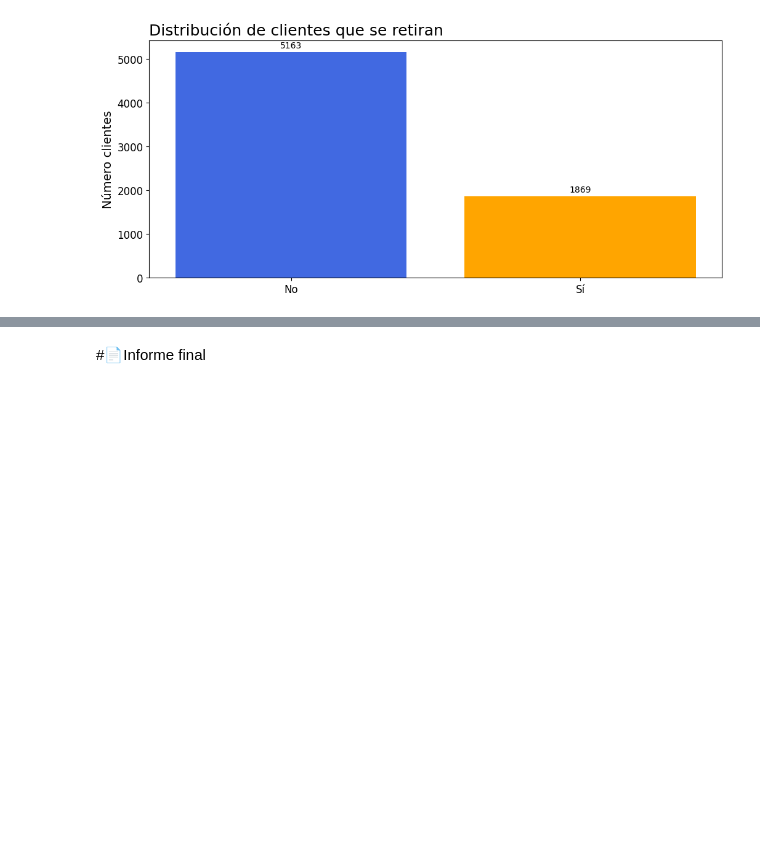
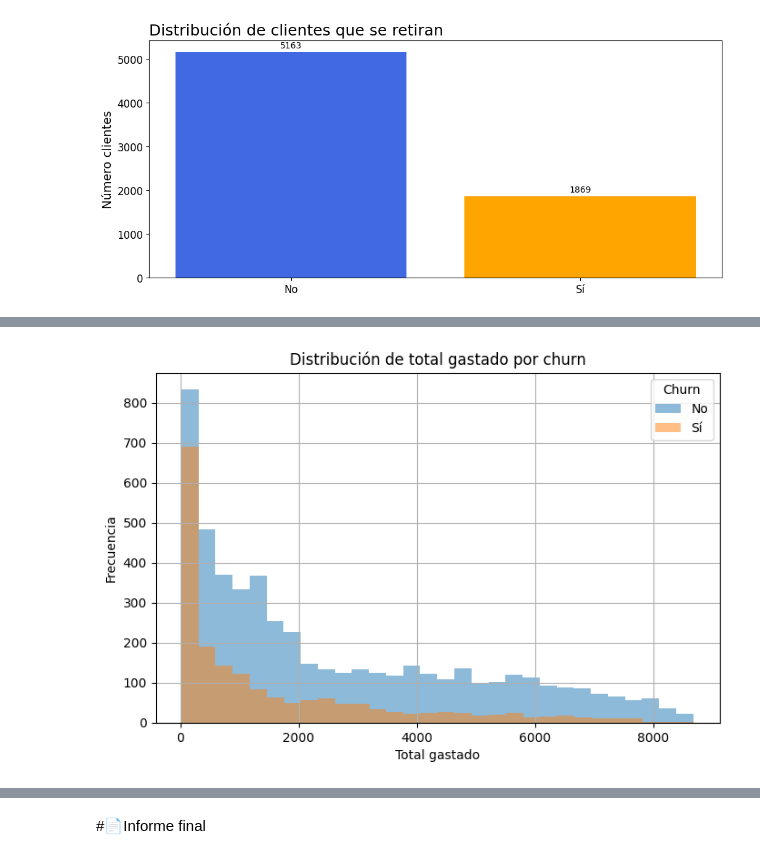
Before and after one commit to MCCoronel12/Proyecto_Telecom, a Jupyter notebook: TelecomX_LATAM.ipynb, the cells around one changed output, grey strips where cells are left out. Saved outputs shown, nothing was run; the diff lists cells and outputs as text; code cells hidden in the pictures; blank space fills up the shorter version.

```diff
--- a/TelecomX_LATAM.ipynb
+++ b/TelecomX_LATAM.ipynb
@@ -438,0 +549,18 @@ plt.show()
+# %%
+fig, ax = plt.subplots(figsize=(8,5))
+
+d_telecom[d_telecom['churn'] == 0]['total_charges'].hist(
+    bins=30, alpha=0.5, label='No', ax=ax
+)
+d_telecom[d_telecom['churn'] == 1]['total_charges'].hist(
+    bins=30, alpha=0.5, label='Sí', ax=ax
+)
+
+ax.set_xlabel('Total gastado')
+ax.set_ylabel('Frecuencia')
+ax.set_title('Distribución de total gastado por churn')
+ax.legend(title='Churn')
+
+plt.show()
+# %% [output]
+[figure, added]
```
Also changed, not shown: parts of 12 cells of this notebook.
